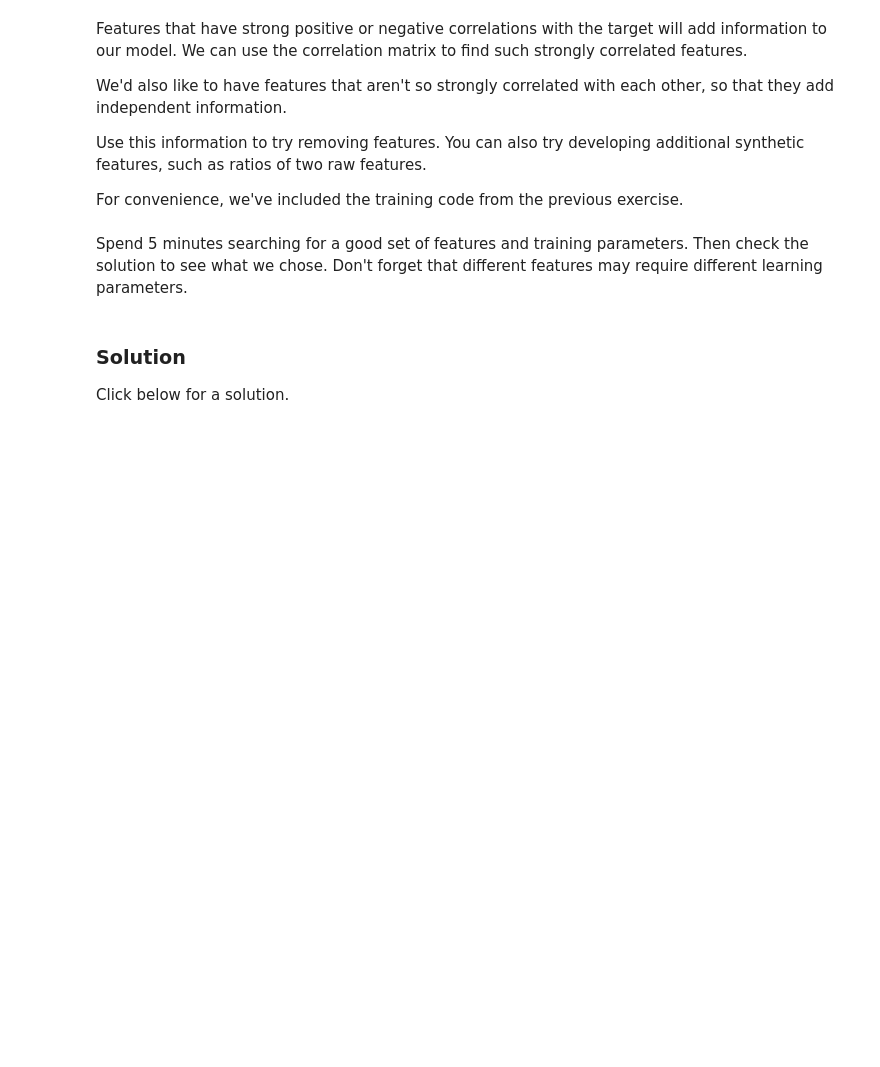
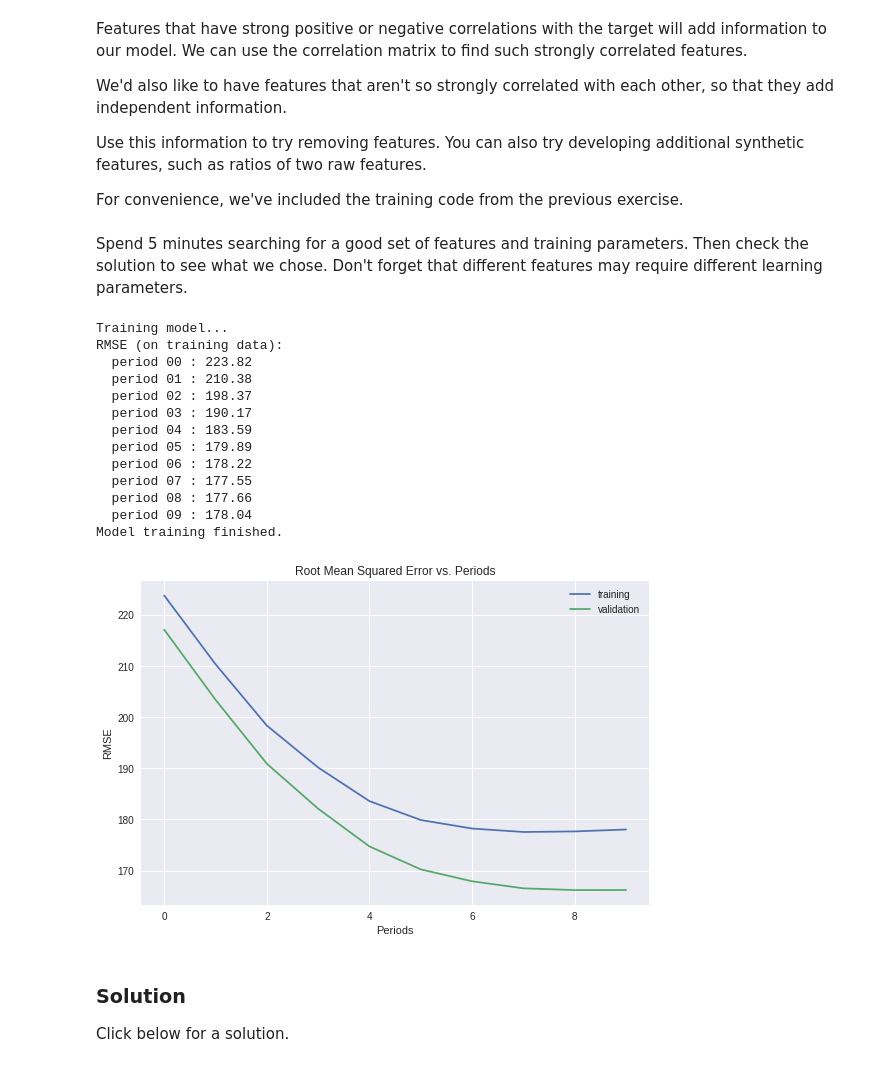
Before and after one commit to ArnabG99/Assignment-5, a Jupyter notebook: feature_sets.ipynb, the cells around one changed output. Saved outputs shown, nothing was run; the diff lists cells and outputs as text; code cells hidden in the pictures; blank space fills up the shorter version.

```diff
--- a/feature_sets.ipynb
+++ b/feature_sets.ipynb
@@ -276,26 +329,40 @@ Spend 5 minutes searching for a good set of features and training parameters. Th
 # %%
 #
 # Your code here: add your features of choice as a list of quoted strings.
 #
 minimal_features = [
+  "population",
+  "households",
 ]
 
 assert minimal_features, "You must select at least one feature!"
 
 minimal_training_examples = training_examples[minimal_features]
 minimal_validation_examples = validation_examples[minimal_features]
 
-#
-# Don't forget to adjust these parameters.
-#
-train_model(
-    learning_rate=0.001,
+_ = train_model(
+    learning_rate=0.00005,
     steps=500,
     batch_size=5,
     training_examples=minimal_training_examples,
     training_targets=training_targets,
     validation_examples=minimal_validation_examples,
     validation_targets=validation_targets)
+# %% [output]
+Training model...
+RMSE (on training data):
+  period 00 : 223.82
+  period 01 : 210.38
+  period 02 : 198.37
+  period 03 : 190.17
+  period 04 : 183.59
+  period 05 : 179.89
+  period 06 : 178.22
+  period 07 : 177.55
+  period 08 : 177.66
+  period 09 : 178.04
+Model training finished.
+[figure, added]
 # %% [markdown]
 ### Solution
 
```
Also changed, not shown: parts of 7 cells of this notebook.
